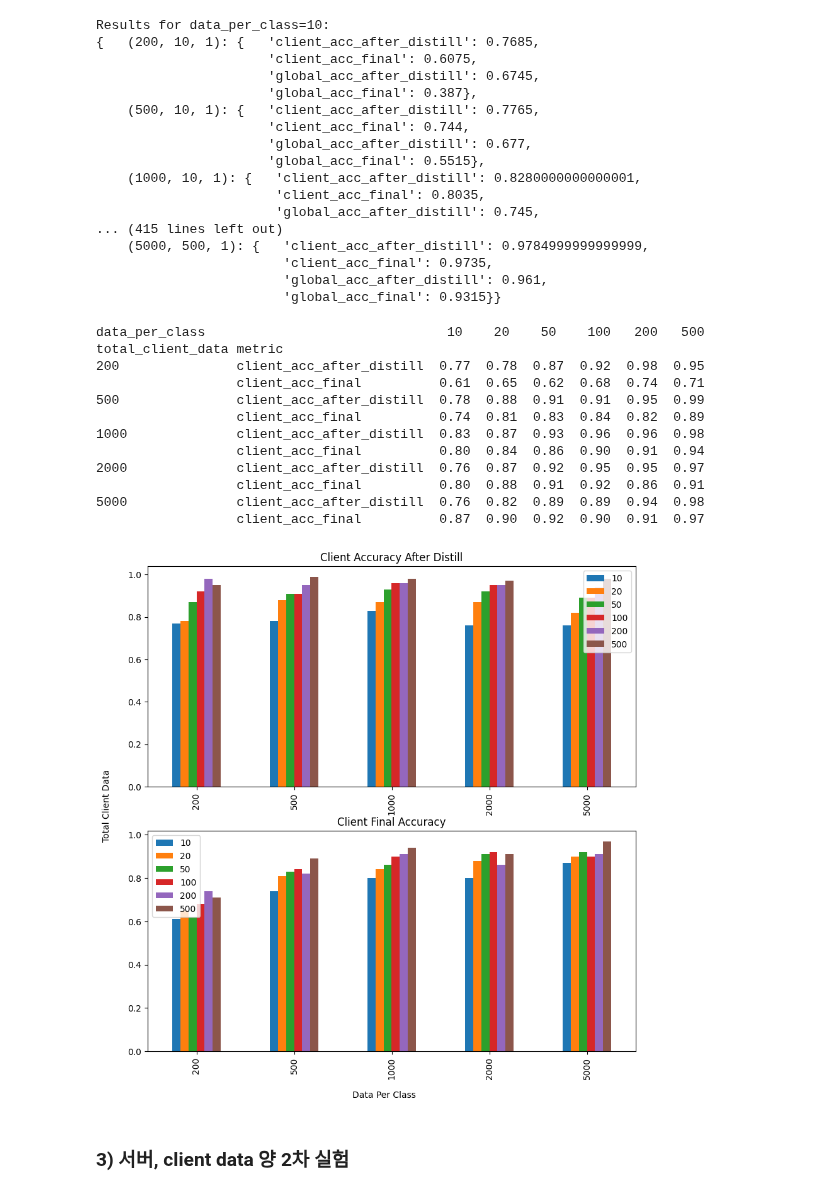
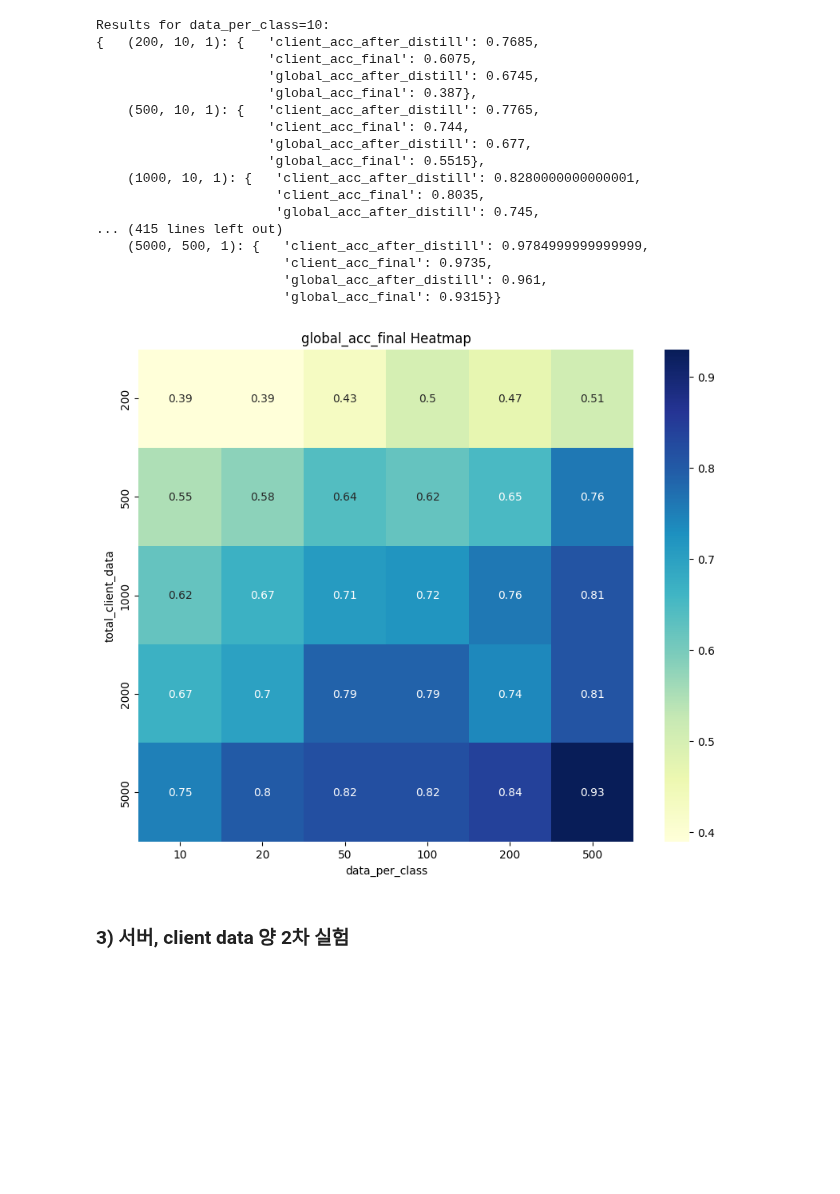
Before and after one commit to yangbaechu/FD-with-Label-Based-Group-Structure, a Jupyter notebook: clustered_federated_learning.ipynb, the cells around one changed output. Saved outputs shown, nothing was run; the diff lists cells and outputs as text; code cells hidden in the pictures; blank space fills up the shorter version.

Commit message:
heatmap for data amount test

```diff
--- a/clustered_federated_learning.ipynb
+++ b/clustered_federated_learning.ipynb
@@ -304,88 +304,47 @@ Results for data_per_class=10:
                         'global_acc_final': 0.9315}}
 # %%
 import pandas as pd
+import seaborn as sns
+import matplotlib.pyplot as plt
 
 # Define the different data_per_class values
 data_per_class_values = [10, 20, 50, 100, 200, 500]
 
 # Define the total_client_data values
 total_client_data_values = [200, 500, 1000, 2000, 5000]
 
 # Metrics
-metrics = ['client_acc_after_distill', 'client_acc_final']
+metrics = ['global_acc_after_distill', 'global_acc_final']
 
 # Prepare list to store the rows
 data = []
 
 # Fill in the rows
 for data_per_class in data_per_class_values:
     with open(os.path.join(save_dir, f'results_070221_client_server_data_amount_class_{data_per_class}.pkl'), 'rb') as f:
         results = pickle.load(f)
 
     for total_client_data in total_client_data_values:
         for metric in metrics:
             row = {"total_client_data": total_client_data, "metric": metric, "data_per_class": data_per_class, "value": round(results[(total_client_data, data_per_class, 1)][metric], 2)}
             data.append(row)
 
 # Create the DataFrame
 df = pd.DataFrame(data)
 
 # Pivot the DataFrame to the desired shape
 df = df.pivot(index=['total_client_data', 'metric'], columns='data_per_class', values='value')
 
-# Print the DataFrame
-print(df.to_string())
+# Filter for 'client_acc_final'
+df_final = df.xs('global_acc_final', level='metric')
+
+# Plot heatmap
+plt.figure(figsize=(10,8))
+sns.heatmap(df_final, annot=True, cmap="YlGnBu")
+plt.title('global_acc_final Heatmap')
+plt.show()
 # %% [output]
-data_per_class                               10    20    50    100   200   500
-total_client_data metric
-200               client_acc_after_distill  0.77  0.78  0.87  0.92  0.98  0.95
-                  client_acc_final          0.61  0.65  0.62  0.68  0.74  0.71
-500               client_acc_after_distill  0.78  0.88  0.91  0.91  0.95  0.99
-                  client_acc_final          0.74  0.81  0.83  0.84  0.82  0.89
-1000              client_acc_after_distill  0.83  0.87  0.93  0.96  0.96  0.98
-                  client_acc_final          0.80  0.84  0.86  0.90  0.91  0.94
-2000              client_acc_after_distill  0.76  0.87  0.92  0.95  0.95  0.97
-                  client_acc_final          0.80  0.88  0.91  0.92  0.86  0.91
-5000              client_acc_after_distill  0.76  0.82  0.89  0.89  0.94  0.98
-                  client_acc_final          0.87  0.90  0.92  0.90  0.91  0.97
+[figure, added]
-# %%
-import pandas as pd
-import matplotlib.pyplot as plt
-
-# Define the different data_per_class values
-data_per_class_values = [10, 20, 50, 100, 200, 500]
-
-# Define the total_client_data values
-total_client_data_values = [200, 500, 1000, 2000, 5000]
-
-# Initialize a pandas DataFrame
-df_distill = pd.DataFrame(index=total_client_data_values, columns=data_per_class_values)
-df_final = pd.DataFrame(index=total_client_data_values, columns=data_per_class_values)
-
-# Fill in the DataFrame
-for data_per_class in data_per_class_values:
-    with open(os.path.join(save_dir, f'results_070221_client_server_data_amount_class_{data_per_class}.pkl'), 'rb') as f:
-        results = pickle.load(f)
-
-    for total_client_data in total_client_data_values:
-        df_distill.loc[total_client_data, data_per_class] = round(results[(total_client_data, data_per_class, 1)]['client_acc_after_distill'], 2)
-        df_final.loc[total_client_data, data_per_class] = round(results[(total_client_data, data_per_class, 1)]['client_acc_final'], 2)
-
-# Create subplots for the data
-fig, axs = plt.subplots(2, 1, figsize=(10, 10))
-
-# Plot the data
-df_distill.plot(kind='bar', ax=axs[0], title='Client Accuracy After Distill')
-df_final.plot(kind='bar', ax=axs[1], title='Client Final Accuracy')
-
-# Set common labels
-fig.text(0.5, 0.04, 'Data Per Class', ha='center', va='center')
-fig.text(0.06, 0.5, 'Total Client Data', ha='center', va='center', rotation='vertical')
-
-# Save the plot to a file
-plt.savefig('results/data_amount/results01_figure.png')
-# %% [output]
-[figure, removed]
 # %% [markdown]
 ### 3) 서버, client data 양 2차 실험
 # %%
```
Also changed, not shown: 1 other file.
